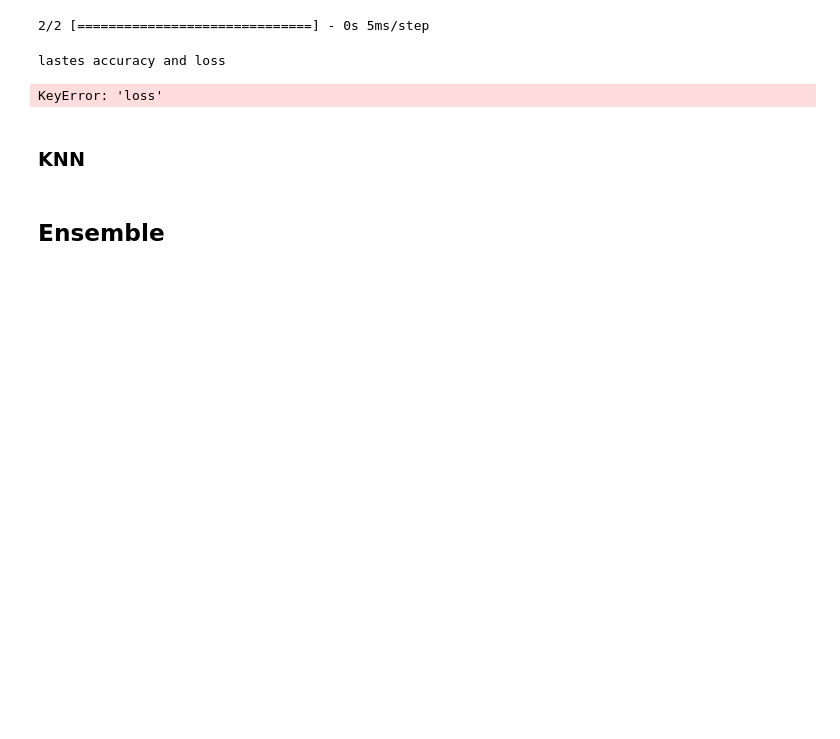
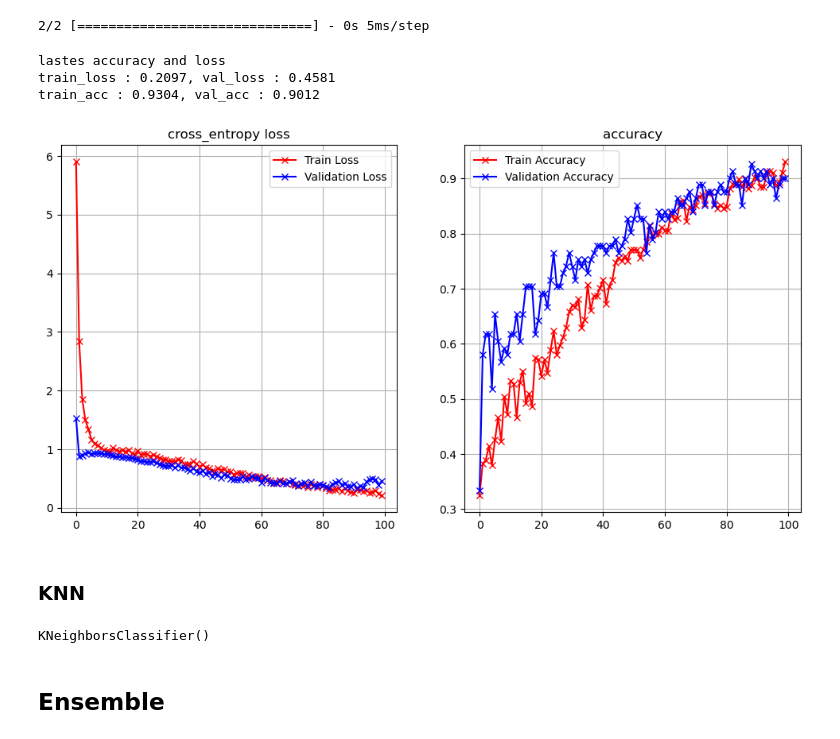
Before and after one commit to thewro11/cs462-cow-status-classification, a Jupyter notebook: model.ipynb, the cells around one changed output. Drawn from its saved outputs; the diff is of its cells as text; code cells hidden in the pictures; blank space fills up the shorter version.

Commit message:
update Visualisation

```diff
--- a/model.ipynb
+++ b/model.ipynb
@@ -285,7 +281,7 @@ nn_model.compile(optimizer='adam',
                      keras.metrics.Precision()
                      ])
 
-nn_model.fit(X_train, y_train, epochs=100, verbose=1
+nn_history = nn_model.fit(X_train, y_train, epochs=100
             ,validation_data=(X_val, y_val))
 # %% [output]
 Epoch 1/100
@@ -314,16 +309,20 @@ nn_model_f1 = f1_score(y_test, y_pred_nn, average=None)
 nn_model_recall = recall_score(y_test, y_pred_nn, average=None)
 # %% [output]
 2/2 [==============================] - 0s 5ms/step
-# %%
-plot_loss_accuracy(nn_model.history)
-# %% [output]
-lastes accuracy and loss
-KeyError: 'loss'
+# %%
+plot_loss_accuracy(nn_history)
+# %% [output]
+lastes accuracy and loss
+train_loss : 0.2097, val_loss : 0.4581
+train_acc : 0.9304, val_acc : 0.9012
+[figure, added]
 # %% [markdown]
 ### KNN
 # %%
 knn_model = KNeighborsClassifier(n_neighbors=5)
 knn_model.fit(X_train, y_train)
+# %% [output]
+KNeighborsClassifier()
 # %%
 y_pred_knn = np.argmax(knn_model.predict(X_test), axis=1)
 knn_model_acc = accuracy_score(y_test, y_pred_knn)
```
Also changed, not shown: parts of 15 cells of this notebook.
